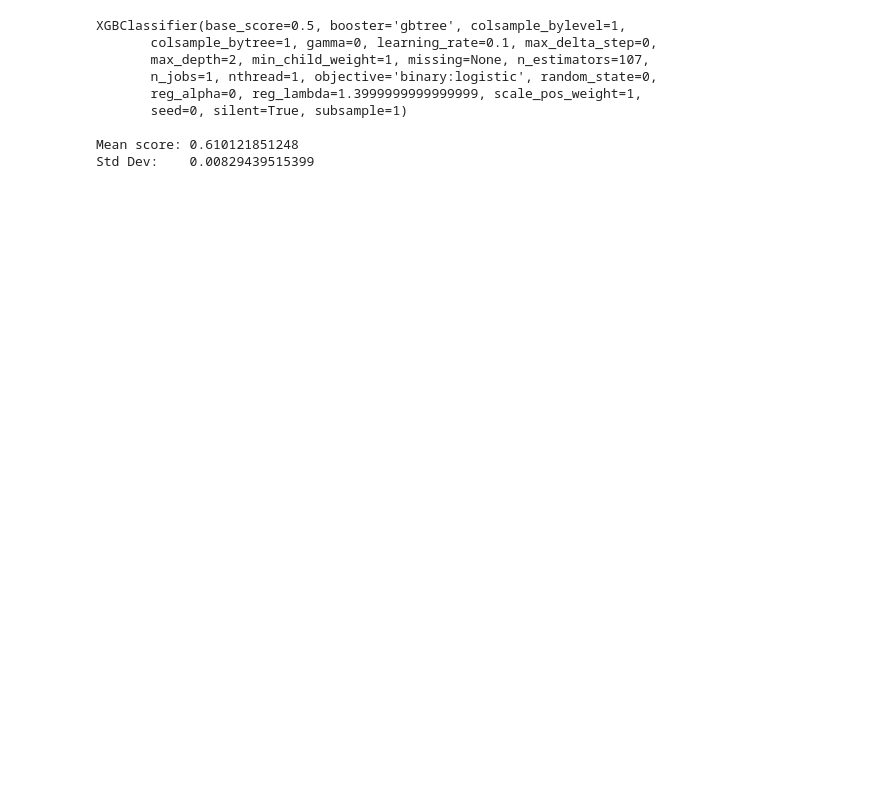
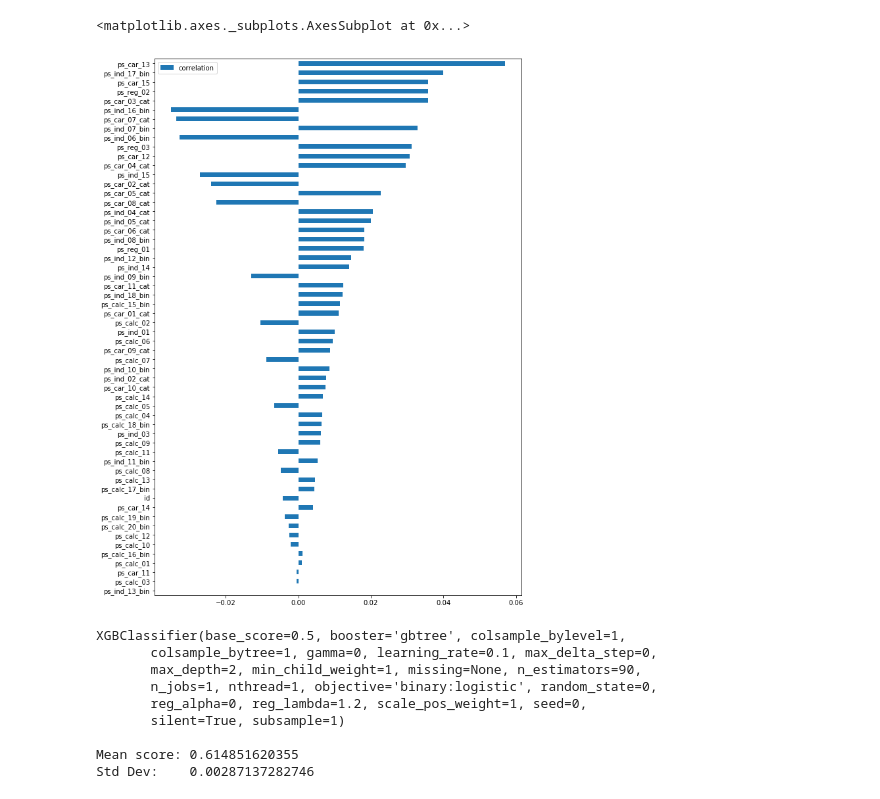
Before and after one commit to vincefav/safe-drivers, a Jupyter notebook: Safe Drivers.ipynb, the cells around one changed output. Cells and saved outputs as stored; diff of their text form; code cells hidden in the pictures; blank space fills up the shorter version.

Commit message:
feat: Increase size of training data

```diff
--- a/Safe Drivers.ipynb
+++ b/Safe Drivers.ipynb
@@ -21,13 +15,28 @@ combi = pd.concat([train.drop('target', axis=1), test], axis=0)
 # %%
 # Too much data for my computer, so we'll take a sample
 train = train.sample(frac=1.0)
-train_sample = train.sample(20000)
+train_sample = train.sample(40000)
 
-train_sample = train_sample.head(10000)
+train_sample = train_sample.head(30000)
 test = train_sample.tail(10000)
 
 x = train_sample.drop('target', axis=1)
 y = train_sample['target']
+# %%
+def absolute_correlations(col, df=train_sample, ascending=False):
+    #absolute_values = np.abs(df[col])
+    corrs = pd.DataFrame(df.select_dtypes(include=[np.number]).corrwith(df[col]), columns=['correlation'])
+    corrs['absol'] = np.abs(corrs['correlation'])
+    corrs.dropna(inplace=True)
+    if ascending == False:
+        return corrs.sort_values('absol', ascending=ascending).drop('absol', axis=1).tail(len(corrs)-1)
+    elif ascending == True:
+        return corrs.sort_values('absol', ascending=ascending).drop('absol', axis=1).head(len(corrs)-1)
+
+absolute_correlations('target', ascending=True).plot.barh(figsize=(10,15))
+# %% [output]
+<matplotlib.axes._subplots.AxesSubplot at 0x...>
+[figure, added]
 # %%
 from xgboost import XGBClassifier
 from sklearn.model_selection import GridSearchCV, KFold
@@ -35,24 +44,24 @@ kf = KFold(n_splits=3, shuffle=True)
 
 clf = XGBClassifier()
 params = {'max_depth': [2],
-         'n_estimators': np.arange(80,130,1),
-         'reg_lambda': np.arange(1.4, 1.61, .1)}
+         'n_estimators': np.arange(90,101,10),
+         'reg_lambda': np.arange(1.2, 1.51, .1)}
 
 grid = GridSearchCV(clf, param_grid=params, cv=kf, scoring='roc_auc').fit(x, y)
 clf = grid.best_estimator_
 
 cv = cross_val_score(clf, x, y, cv=kf, scoring='roc_auc')
-# Mean score: 0.619952716139
+
 print(clf, '\n')
 print('Mean score:', cv.mean())
 print('Std Dev:   ', cv.std())
 # %% [output]
 XGBClassifier(base_score=0.5, booster='gbtree', colsample_bylevel=1,
        colsample_bytree=1, gamma=0, learning_rate=0.1, max_delta_step=0,
-       max_depth=2, min_child_weight=1, missing=None, n_estimators=107,
+       max_depth=2, min_child_weight=1, missing=None, n_estimators=90,
        n_jobs=1, nthread=1, objective='binary:logistic', random_state=0,
-       reg_alpha=0, reg_lambda=1.3999999999999999, scale_pos_weight=1,
-       seed=0, silent=True, subsample=1)
+       reg_alpha=0, reg_lambda=1.2, scale_pos_weight=1, seed=0,
+       silent=True, subsample=1)
 
-Mean score: 0.610121851248
-Std Dev:    0.00829439515399
+Mean score: 0.614851620355
+Std Dev:    0.00287137282746
```
Also changed, not shown: parts of 11 cells of this notebook.
